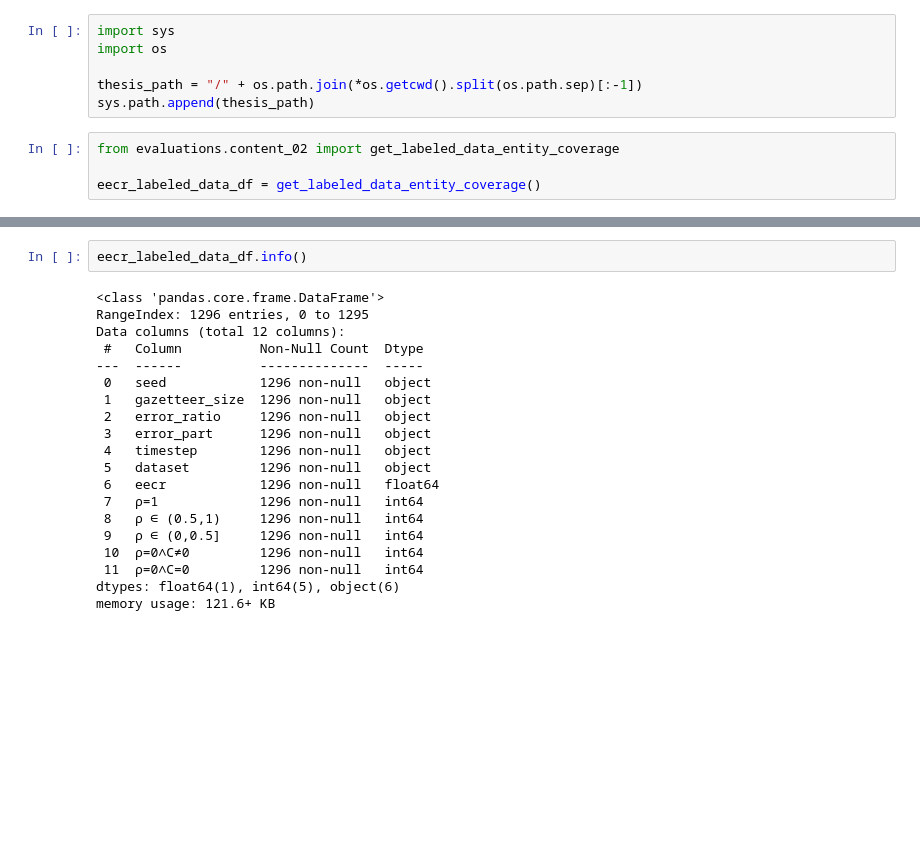
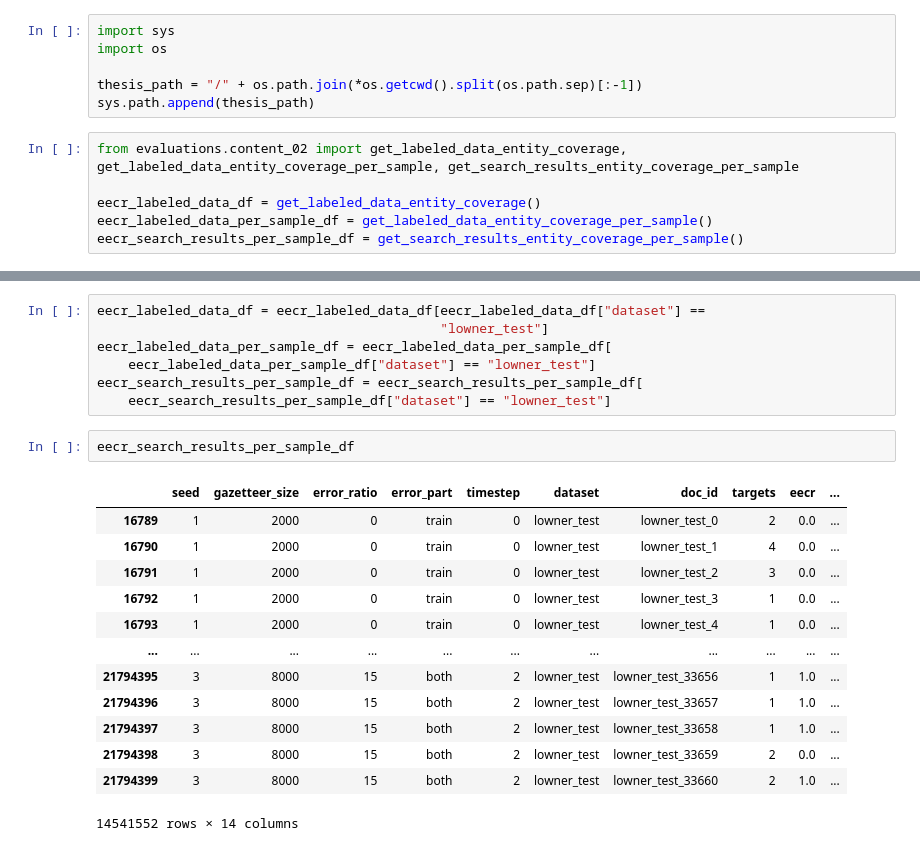
Before and after one commit to roebbert92/thesis, a Jupyter notebook: evaluations/02_content.ipynb, the cells around one changed output, grey strips where cells are left out. Cells and saved outputs as stored; diff of their text form; blank space fills up the shorter version.

Commit message:
coverage table almost done

```diff
--- a/evaluations/02_content.ipynb
+++ b/evaluations/02_content.ipynb
@@ -534,6 +535,8 @@ import os
 thesis_path = "/" + os.path.join(*os.getcwd().split(os.path.sep)[:-1])
 sys.path.append(thesis_path)
 # %%
-from evaluations.content_02 import get_labeled_data_entity_coverage
+from evaluations.content_02 import get_labeled_data_entity_coverage, get_labeled_data_entity_coverage_per_sample, get_search_results_entity_coverage_per_sample
 
 eecr_labeled_data_df = get_labeled_data_entity_coverage()
+eecr_labeled_data_per_sample_df = get_labeled_data_entity_coverage_per_sample()
+eecr_search_results_per_sample_df = get_search_results_entity_coverage_per_sample()
@@ -542,22 +543,23 @@ ResourceWarning: Enable tracemalloc to get the object allocation traceback
-# %%
-eecr_labeled_data_df.info()
-# %% [output]
-<class 'pandas.core.frame.DataFrame'>
-RangeIndex: 1296 entries, 0 to 1295
-Data columns (total 12 columns):
- #   Column          Non-Null Count  Dtype
----  ------          --------------  -----
- 0   seed            1296 non-null   object
- 1   gazetteer_size  1296 non-null   object
- 2   error_ratio     1296 non-null   object
- 3   error_part      1296 non-null   object
- 4   timestep        1296 non-null   object
- 5   dataset         1296 non-null   object
- 6   eecr            1296 non-null   float64
- 7   ρ=1             1296 non-null   int64
- 8   ρ ∈ (0.5,1)     1296 non-null   int64
- 9   ρ ∈ (0,0.5]     1296 non-null   int64
- 10  ρ=0∧C≠0         1296 non-null   int64
- 11  ρ=0∧C=0         1296 non-null   int64
-dtypes: float64(1), int64(5), object(6)
-memory usage: 121.6+ KB
+# %%
+eecr_labeled_data_df = eecr_labeled_data_df[eecr_labeled_data_df["dataset"] ==
+                                            "lowner_test"]
+eecr_labeled_data_per_sample_df = eecr_labeled_data_per_sample_df[
+    eecr_labeled_data_per_sample_df["dataset"] == "lowner_test"]
+eecr_search_results_per_sample_df = eecr_search_results_per_sample_df[
+    eecr_search_results_per_sample_df["dataset"] == "lowner_test"]
+# %%
+eecr_search_results_per_sample_df
+# %% [output]
+|  | seed | gazetteer_size | error_ratio | error_part | timestep | dataset | doc_id | targets | eecr | ... |
+| 16789 | 1 | 2000 | 0 | train | 0 | lowner_test | lowner_test_0 | 2 | 0.0 | ... |
+| 16790 | 1 | 2000 | 0 | train | 0 | lowner_test | lowner_test_1 | 4 | 0.0 | ... |
+| 16791 | 1 | 2000 | 0 | train | 0 | lowner_test | lowner_test_2 | 3 | 0.0 | ... |
+| 16792 | 1 | 2000 | 0 | train | 0 | lowner_test | lowner_test_3 | 1 | 0.0 | ... |
+| 16793 | 1 | 2000 | 0 | train | 0 | lowner_test | lowner_test_4 | 1 | 0.0 | ... |
+| ... | ... | ... | ... | ... | ... | ... | ... | ... | ... | ... |
+| 21794395 | 3 | 8000 | 15 | both | 2 | lowner_test | lowner_test_33656 | 1 | 1.0 | ... |
+| 21794396 | 3 | 8000 | 15 | both | 2 | lowner_test | lowner_test_33657 | 1 | 1.0 | ... |
+| 21794397 | 3 | 8000 | 15 | both | 2 | lowner_test | lowner_test_33658 | 1 | 1.0 | ... |
+| 21794398 | 3 | 8000 | 15 | both | 2 | lowner_test | lowner_test_33659 | 2 | 0.0 | ... |
+| 21794399 | 3 | 8000 | 15 | both | 2 | lowner_test | lowner_test_33660 | 2 | 1.0 | ... |
+14541552 rows × 14 columns
```
Also changed, not shown: parts of 13 cells of this notebook, 2 other files.
